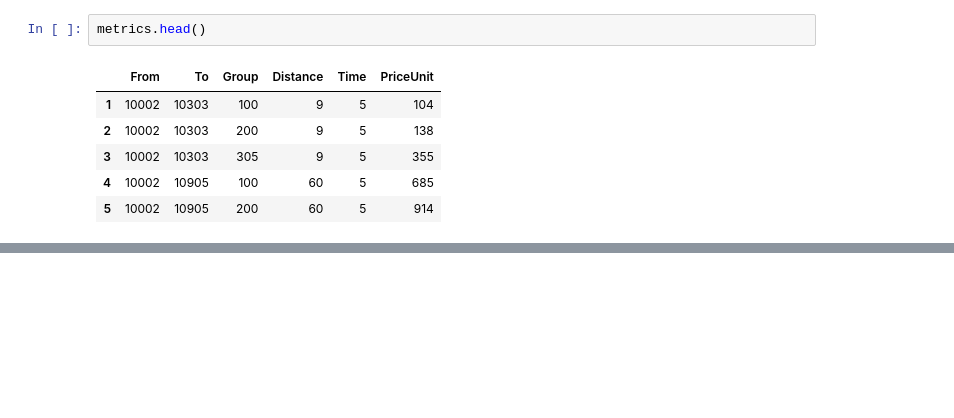
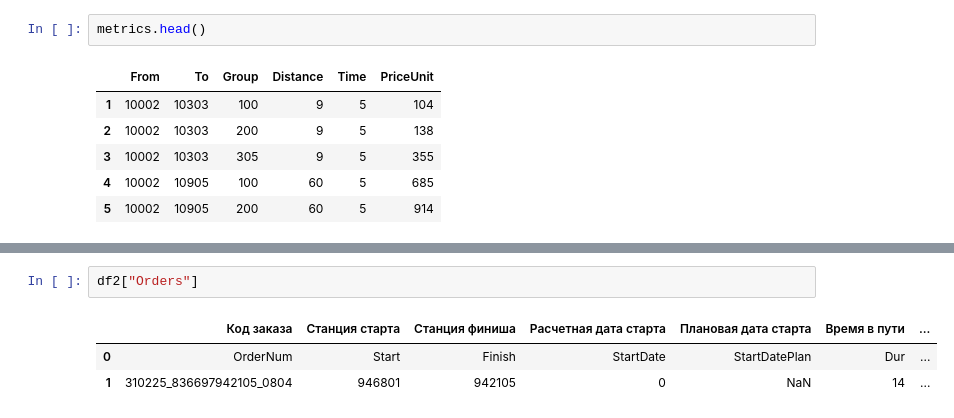
Before and after one commit to latticetower/train-of-thought, a Jupyter notebook: notebooks/basic-EDA.ipynb, the cells around one changed output, grey strips where cells are left out. Saved outputs shown, nothing was run; the diff lists cells and outputs as text; blank space fills up the shorter version.

```diff
--- a/notebooks/basic-EDA.ipynb
+++ b/notebooks/basic-EDA.ipynb
@@ -165,0 +267,6 @@ metrics.head()
+# %%
+df2["Orders"]
+# %% [output]
+|  | Код заказа | Станция старта | Станция финиша | Расчетная дата старта | Плановая дата старта | Время в пути | ... |
+| 0 | OrderNum | Start | Finish | StartDate | StartDatePlan | Dur | ... |
+| 1 | 310225_836697942105_0804 | 946801 | 942105 | 0 | NaN | 14 | ... |
```
Also changed, not shown: parts of 20 cells of this notebook, 1 other file.
